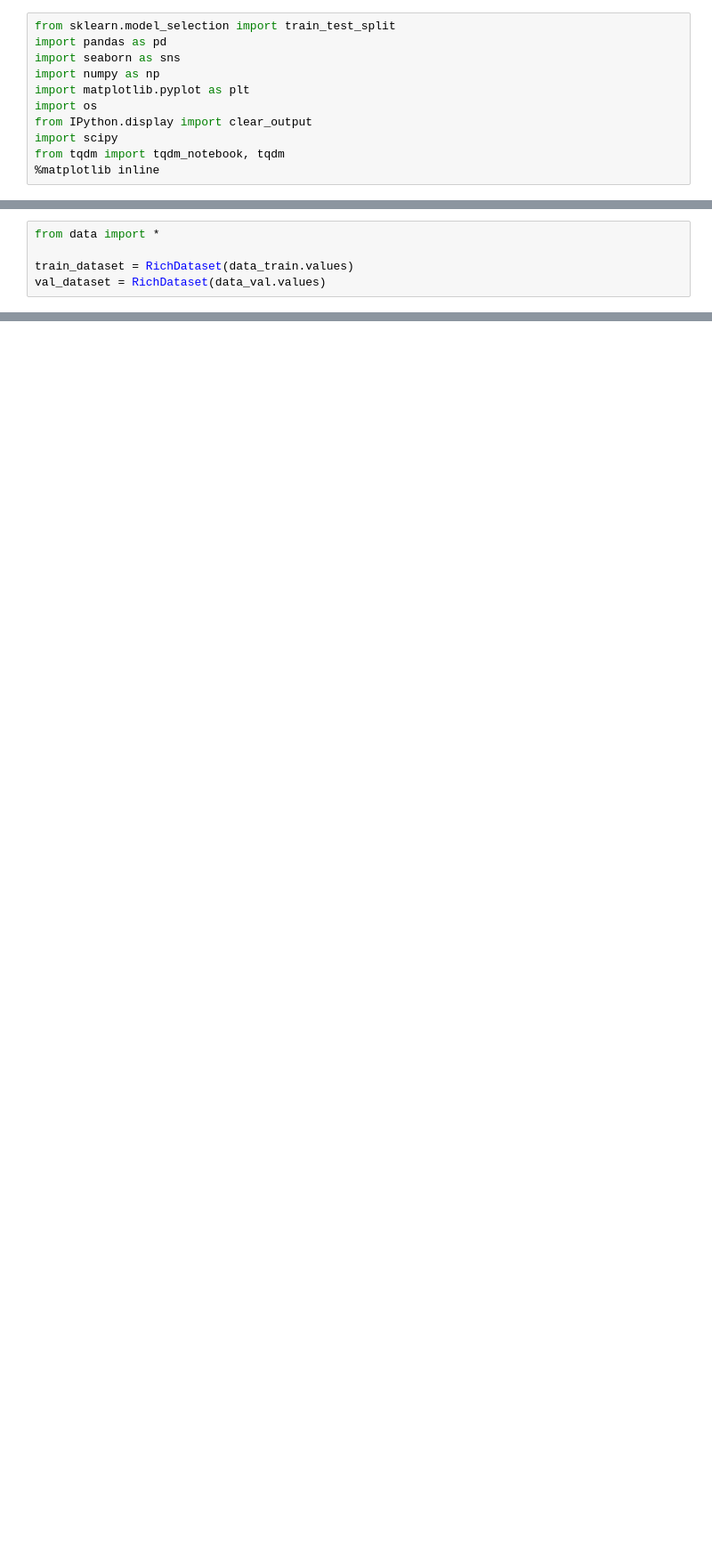
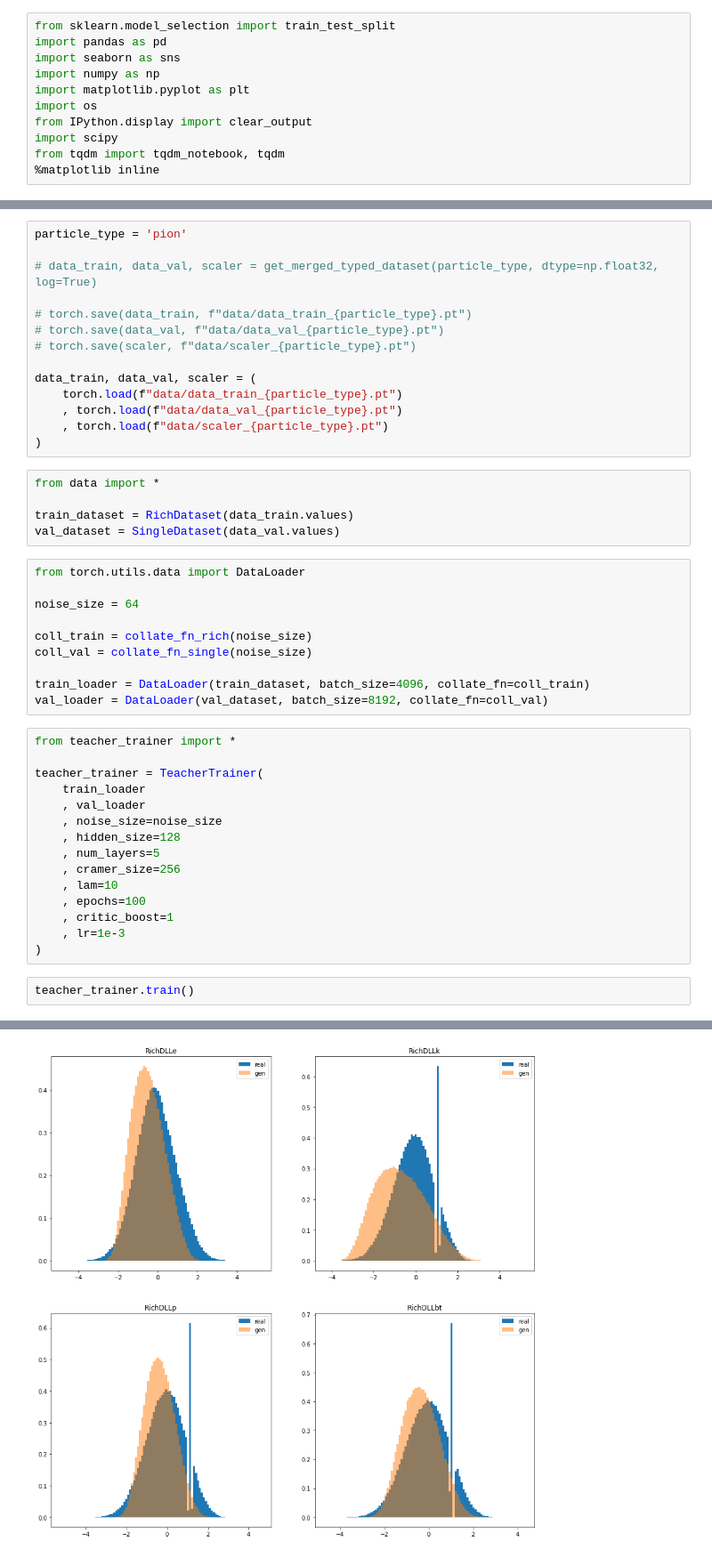
Before and after one commit to MaximArtemev/RICH-GAN-2019, a Jupyter notebook: Sandbox.ipynb, the cells around one changed output, grey strips where cells are left out. Shown at 89% size. Saved outputs shown, nothing was run; the diff lists cells and outputs as text; blank space fills up the shorter version.

Commit message:
Add files via upload
Added teacher/student training scheme

```diff
--- a/Sandbox.ipynb
+++ b/Sandbox.ipynb
@@ -36,5 +15,47 @@ converting dtype to <class 'numpy.float32'>
+# %%
+particle_type = 'pion'
+
+# data_train, data_val, scaler = get_merged_typed_dataset(particle_type, dtype=np.float32, log=True)
+
+# torch.save(data_train, f"data/data_train_{particle_type}.pt")
+# torch.save(data_val, f"data/data_val_{particle_type}.pt")
+# torch.save(scaler, f"data/scaler_{particle_type}.pt")
+
+data_train, data_val, scaler = (
+    torch.load(f"data/data_train_{particle_type}.pt")
+    , torch.load(f"data/data_val_{particle_type}.pt")
+    , torch.load(f"data/scaler_{particle_type}.pt")
+)
 # %%
 from data import *
 
 train_dataset = RichDataset(data_train.values)
-val_dataset = RichDataset(data_val.values)
+val_dataset = SingleDataset(data_val.values)
+# %%
+from torch.utils.data import DataLoader
+
+noise_size = 64
+
+coll_train = collate_fn_rich(noise_size)
+coll_val = collate_fn_single(noise_size)
+
+train_loader = DataLoader(train_dataset, batch_size=4096, collate_fn=coll_train)
+val_loader = DataLoader(val_dataset, batch_size=8192, collate_fn=coll_val)
+# %%
+from teacher_trainer import *
+
+teacher_trainer = TeacherTrainer(
+    train_loader
+    , val_loader
+    , noise_size=noise_size
+    , hidden_size=128
+    , num_layers=5
+    , cramer_size=256
+    , lam=10
+    , epochs=100
+    , critic_boost=1
+    , lr=1e-3
+)
+# %%
+teacher_trainer.train()
+# %% [output]
@@ -40,0 +63 @@ val_dataset = RichDataset(data_val.values)
+[figure, added]
```
Also changed, not shown: parts of 10 cells of this notebook, 6 other files.
